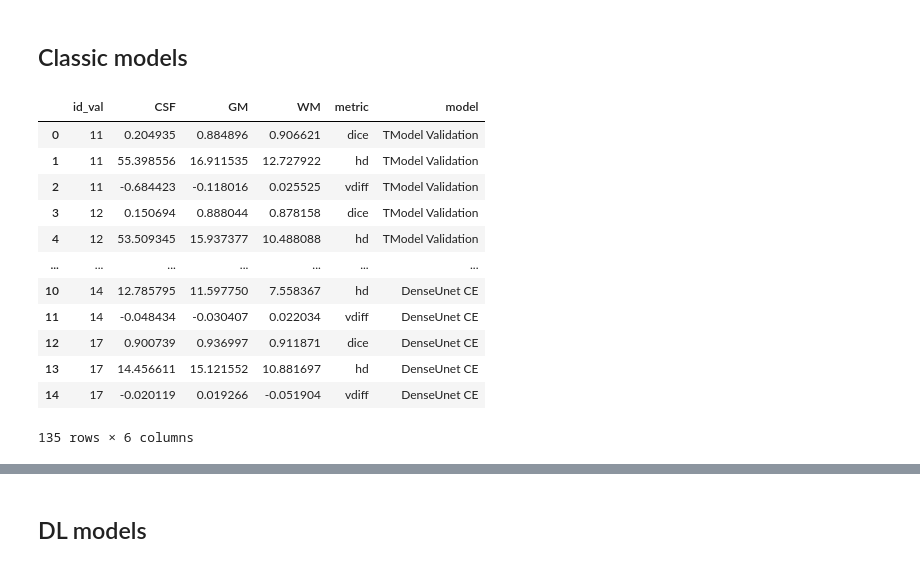
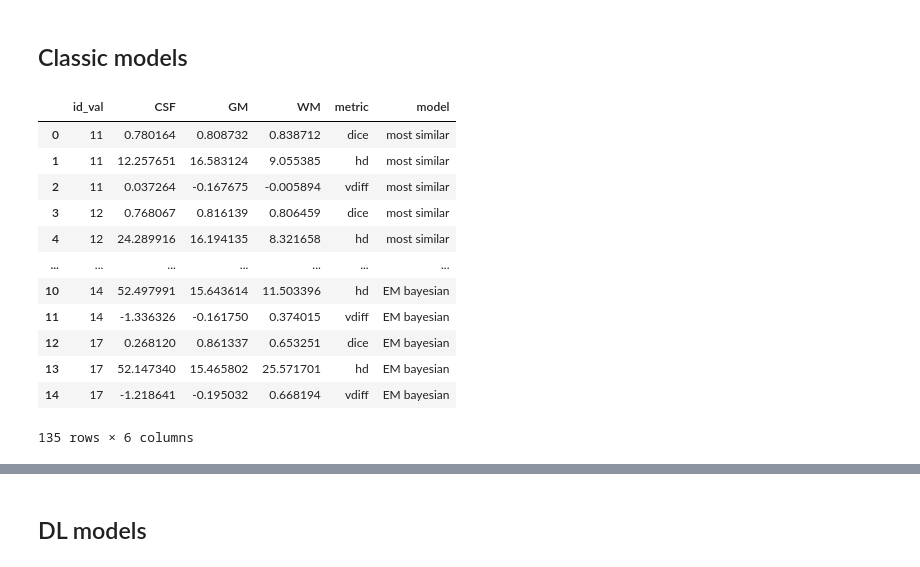
Before and after one commit to cansuyalcinn/brain-tissue-segmentation-challenge, a Jupyter notebook: notebooks/models_comparisons.ipynb, the cells around one changed output, grey strips where cells are left out. Saved outputs shown, nothing was run; the diff lists cells and outputs as text; code cells hidden in the pictures.

```diff
--- a/notebooks/models_comparisons.ipynb
+++ b/notebooks/models_comparisons.ipynb
@@ -18,36 +18,36 @@ The current directory is: /home/ricardino/Documents/MAIA/tercer_semestre/MISA/fi
 # %%
 #we will compute the boxplot for the following models
 # model_list = ['TModel_dice_Validation', 'most_similar_dice', 'mean_atlas_dice', 'weighted_labels_dice', 'top_atlases_dice', 'bayesian_dice', 'unet_dice']
-model_list = ['TModel_metrics_Validation', 'most_similar_metrics', 'mean_atlas_metrics', 'weighted_labels_metrics', 'top_atlases_metrics', 'bayesian_metrics',
-              'EM_bayesian_metrics', 'EM_kmeans_metrics', 'DenseUnet_CE_metrics']
+model_list = ['most_similar_metrics', 'mean_atlas_metrics', 'weighted_labels_metrics', 'top_atlases_metrics', 'bayesian_metrics',
+              'EM_into_bayesian_metrics', 'EM_after_bayesian_metrics', 'TModel_metrics_Validation', 'EM_bayesian_metrics']
 #we first concatenate all the csv files in a single dataframe
 general_df = None
 for model in model_list:
     #read csv file
     df = pd.read_csv(repo_path /'data' / 'results' / f'{model}.csv')
     #drop all columns except id_val and the tissue
     df = df.drop(columns=[col for col in df.columns if col not in ['id_val', 'CSF', 'GM', 'WM', 'metric']])
     #we add a column with the model name
     df['model'] = model
     #concatenate df in general_df
     general_df = pd.concat([general_df, df], axis=0)
 
 #remove 'metrics' string from the model column
 general_df['model'] = general_df['model'].str.replace('_metrics', '').str.replace('_', ' ')
 general_df
 # %% [output]
 |  | id_val | CSF | GM | WM | metric | model |
-| 0 | 11 | 0.204935 | 0.884896 | 0.906621 | dice | TModel Validation |
-| 1 | 11 | 55.398556 | 16.911535 | 12.727922 | hd | TModel Validation |
-| 2 | 11 | -0.684423 | -0.118016 | 0.025525 | vdiff | TModel Validation |
-| 3 | 12 | 0.150694 | 0.888044 | 0.878158 | dice | TModel Validation |
-| 4 | 12 | 53.509345 | 15.937377 | 10.488088 | hd | TModel Validation |
+| 0 | 11 | 0.780164 | 0.808732 | 0.838712 | dice | most similar |
+| 1 | 11 | 12.257651 | 16.583124 | 9.055385 | hd | most similar |
+| 2 | 11 | 0.037264 | -0.167675 | -0.005894 | vdiff | most similar |
+| 3 | 12 | 0.768067 | 0.816139 | 0.806459 | dice | most similar |
+| 4 | 12 | 24.289916 | 16.194135 | 8.321658 | hd | most similar |
 | ... | ... | ... | ... | ... | ... | ... |
-| 10 | 14 | 12.785795 | 11.597750 | 7.558367 | hd | DenseUnet CE |
-| 11 | 14 | -0.048434 | -0.030407 | 0.022034 | vdiff | DenseUnet CE |
-| 12 | 17 | 0.900739 | 0.936997 | 0.911871 | dice | DenseUnet CE |
-| 13 | 17 | 14.456611 | 15.121552 | 10.881697 | hd | DenseUnet CE |
-| 14 | 17 | -0.020119 | 0.019266 | -0.051904 | vdiff | DenseUnet CE |
+| 10 | 14 | 52.497991 | 15.643614 | 11.503396 | hd | EM bayesian |
+| 11 | 14 | -1.336326 | -0.161750 | 0.374015 | vdiff | EM bayesian |
+| 12 | 17 | 0.268120 | 0.861337 | 0.653251 | dice | EM bayesian |
+| 13 | 17 | 52.147340 | 15.465802 | 25.571701 | hd | EM bayesian |
+| 14 | 17 | -1.218641 | -0.195032 | 0.668194 | vdiff | EM bayesian |
 135 rows × 6 columns
 # %%
 metric = 'dice'
```
Also changed, not shown: parts of 5 cells of this notebook, 3 other files.
